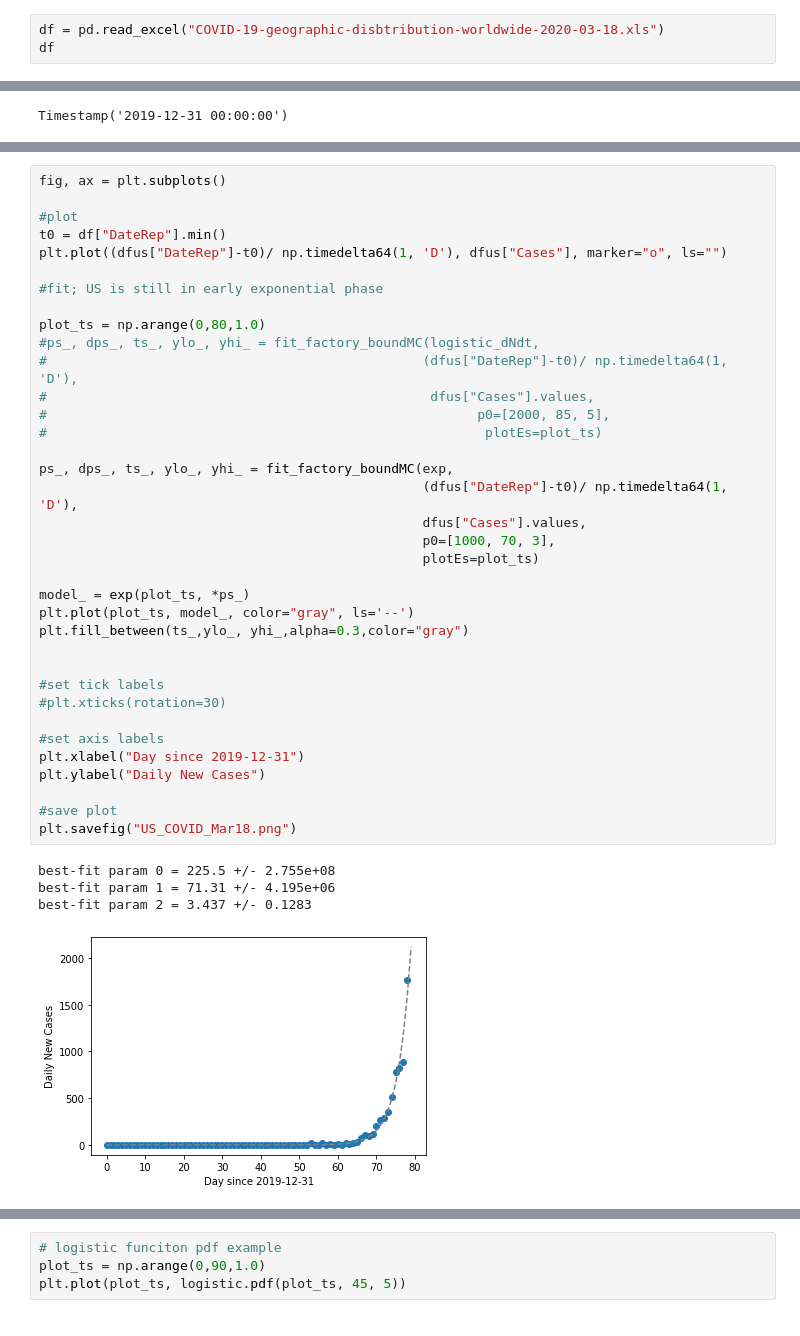
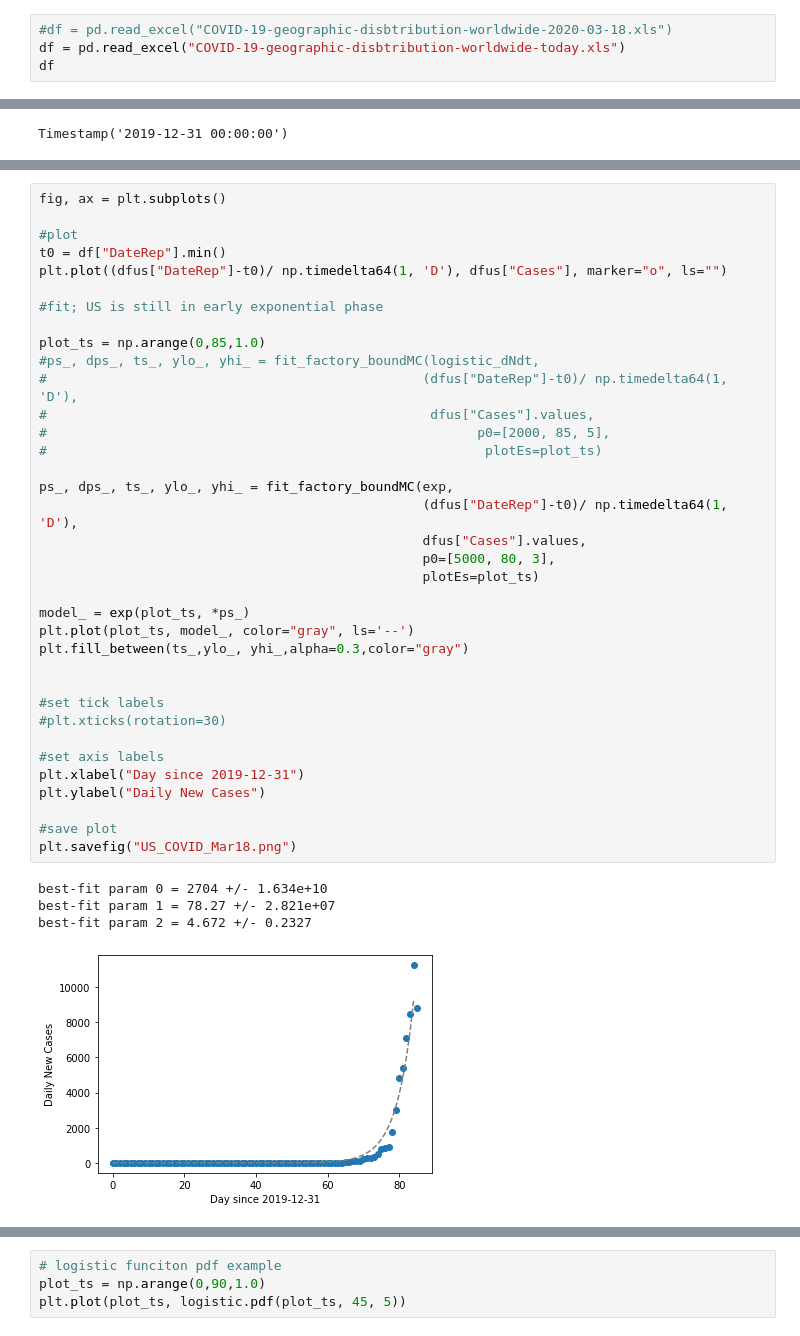
Before and after one commit to qi-feng/corona, a Jupyter notebook: corona.ipynb, the cells around one changed output, grey strips where cells are left out. Drawn from its saved outputs; the diff is of its cells as text.

```diff
--- a/corona.ipynb
+++ b/corona.ipynb
@@ -20,6 +26,7 @@ open('COVID-19-geographic-disbtribution-worldwide-2020-03-18.xls', 'wb').write(r
 # %% [markdown]
 # read data
 # %%
-df = pd.read_excel("COVID-19-geographic-disbtribution-worldwide-2020-03-18.xls")
+#df = pd.read_excel("COVID-19-geographic-disbtribution-worldwide-2020-03-18.xls")
+df = pd.read_excel("COVID-19-geographic-disbtribution-worldwide-today.xls")
 df
 # %% [output]
@@ -210,36 +233,36 @@ t0 = df["DateRep"].min()
 plt.plot((dfus["DateRep"]-t0)/ np.timedelta64(1, 'D'), dfus["Cases"], marker="o", ls="")
 
 #fit; US is still in early exponential phase
 
-plot_ts = np.arange(0,80,1.0)
+plot_ts = np.arange(0,85,1.0)
 #ps_, dps_, ts_, ylo_, yhi_ = fit_factory_boundMC(logistic_dNdt,
 #                                                (dfus["DateRep"]-t0)/ np.timedelta64(1, 'D'),
 #                                                 dfus["Cases"].values,
 #                                                       p0=[2000, 85, 5],
 #                                                        plotEs=plot_ts)
 
 ps_, dps_, ts_, ylo_, yhi_ = fit_factory_boundMC(exp,
                                                  (dfus["DateRep"]-t0)/ np.timedelta64(1, 'D'),
                                                  dfus["Cases"].values,
-                                                 p0=[1000, 70, 3],
+                                                 p0=[5000, 80, 3],
                                                  plotEs=plot_ts)
 
 model_ = exp(plot_ts, *ps_)
 plt.plot(plot_ts, model_, color="gray", ls='--')
 plt.fill_between(ts_,ylo_, yhi_,alpha=0.3,color="gray")
 
 
 #set tick labels
 #plt.xticks(rotation=30)
 
 #set axis labels
 plt.xlabel("Day since 2019-12-31")
 plt.ylabel("Daily New Cases")
 
 #save plot
 plt.savefig("US_COVID_Mar18.png")
 # %% [output]
-best-fit param 0 = 225.5 +/- 2.755e+08
-best-fit param 1 = 71.31 +/- 4.195e+06
-best-fit param 2 = 3.437 +/- 0.1283
+best-fit param 0 = 2704 +/- 1.634e+10
+best-fit param 1 = 78.27 +/- 2.821e+07
+best-fit param 2 = 4.672 +/- 0.2327
-[figure, old version]
+[figure, new version]
```
Also changed, not shown: parts of 25 cells of this notebook, 2 other files.
